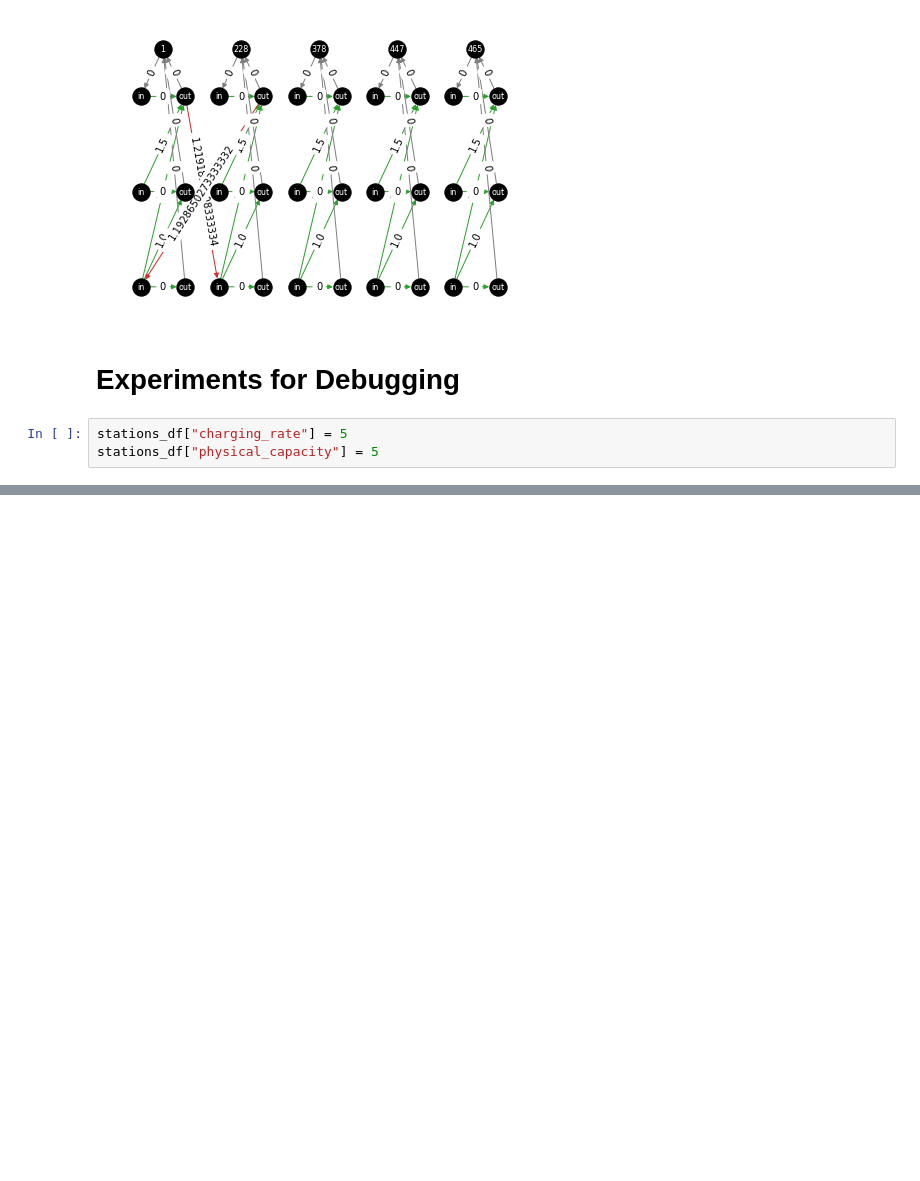
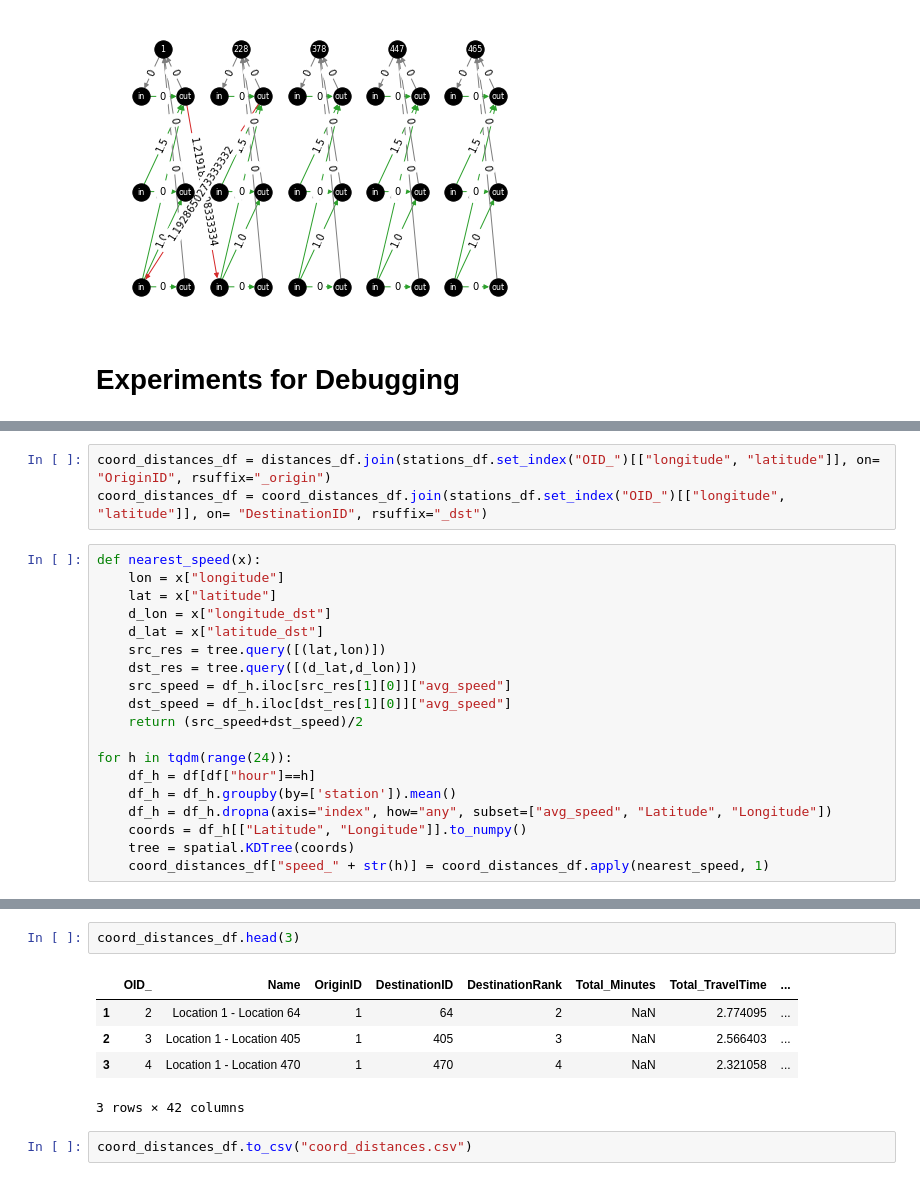
Before and after one commit to alandler/i5_freight_simulation, a Jupyter notebook: Simulation (Interactive).ipynb, the cells around one changed output, grey strips where cells are left out. Drawn from its saved outputs; the diff is of its cells as text; blank space fills up the shorter version.

Commit message:
distances file too large for github, but speed ingest script was run

```diff
--- a/Simulation (Interactive).ipynb
+++ b/Simulation (Interactive).ipynb
@@ -201,6 +205,3 @@ nx.draw_networkx_edge_labels(G, pos, edge_labels=edge_labels)
 [figure]
 # %% [markdown]
 # Experiments for Debugging
-# %%
-stations_df["charging_rate"] = 5
-stations_df["physical_capacity"] = 5
@@ -228,0 +240,22 @@ len(station_G.edges)-over_max
+# %%
+coord_distances_df = distances_df.join(stations_df.set_index("OID_")[["longitude", "latitude"]], on= "OriginID", rsuffix="_origin")
+coord_distances_df = coord_distances_df.join(stations_df.set_index("OID_")[["longitude", "latitude"]], on= "DestinationID", rsuffix="_dst")
+# %%
+def nearest_speed(x):
+    lon = x["longitude"]
+    lat = x["latitude"]
+    d_lon = x["longitude_dst"]
+    d_lat = x["latitude_dst"]
+    src_res = tree.query([(lat,lon)])
+    dst_res = tree.query([(d_lat,d_lon)])
+    src_speed = df_h.iloc[src_res[1][0]]["avg_speed"]
+    dst_speed = df_h.iloc[dst_res[1][0]]["avg_speed"]
+    return (src_speed+dst_speed)/2
+
+for h in tqdm(range(24)):
+    df_h = df[df["hour"]==h]
+    df_h = df_h.groupby(by=['station']).mean()
+    df_h = df_h.dropna(axis="index", how="any", subset=["avg_speed", "Latitude", "Longitude"])
+    coords = df_h[["Latitude", "Longitude"]].to_numpy()
+    tree = spatial.KDTree(coords)
+    coord_distances_df["speed_" + str(h)] = coord_distances_df.apply(nearest_speed, 1)
@@ -228,0 +290,10 @@ len(station_G.edges)-over_max
+# %%
+coord_distances_df.head(3)
+# %% [output]
+|  | OID_ | Name | OriginID | DestinationID | DestinationRank | Total_Minutes | Total_TravelTime | ... |
+| 1 | 2 | Location 1 - Location 64 | 1 | 64 | 2 | NaN | 2.774095 | ... |
+| 2 | 3 | Location 1 - Location 405 | 1 | 405 | 3 | NaN | 2.566403 | ... |
+| 3 | 4 | Location 1 - Location 470 | 1 | 470 | 4 | NaN | 2.321058 | ... |
+3 rows × 42 columns
+# %%
+coord_distances_df.to_csv("coord_distances.csv")
```
Also changed, not shown: parts of 8 cells of this notebook, 2 other files.
